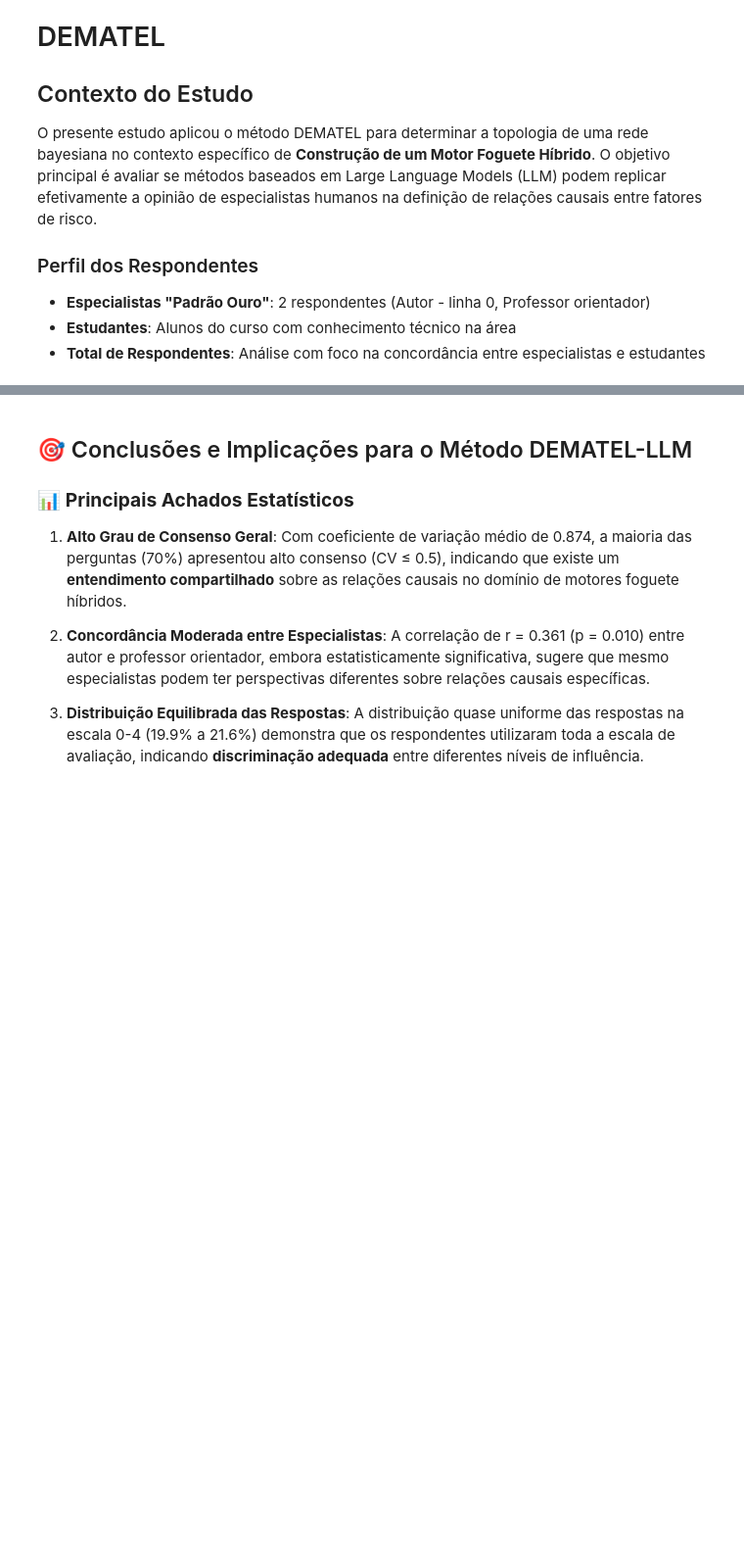
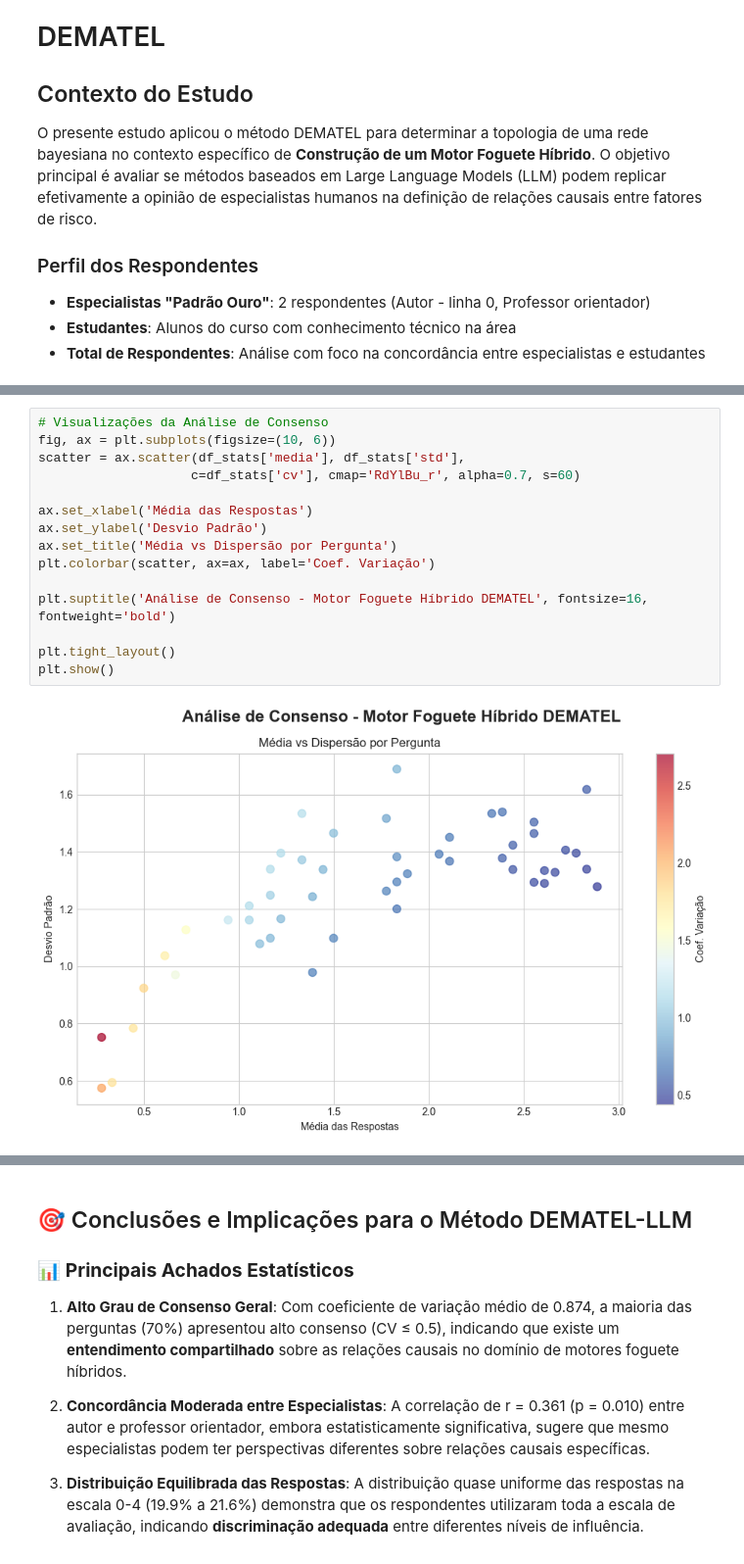
Before and after one commit to joaopcvieira/codigos-TG, a Jupyter notebook: forms/main.ipynb, the cells around one changed output, grey strips where cells are left out. Shown at 98% size. Saved outputs shown, nothing was run; the diff lists cells and outputs as text; blank space fills up the shorter version.

```diff
--- a/forms/main.ipynb
+++ b/forms/main.ipynb
@@ -513,4 +556,21 @@ The 'labels' parameter of boxplot() has been renamed 'tick_labels' since Matplot
    ❌ Não há diferença estatisticamente significativa entre grupos
+# %%
+# Visualizações da Análise de Consenso
+fig, ax = plt.subplots(figsize=(10, 6))
+scatter = ax.scatter(df_stats['media'], df_stats['std'],
+                    c=df_stats['cv'], cmap='RdYlBu_r', alpha=0.7, s=60)
+
+ax.set_xlabel('Média das Respostas')
+ax.set_ylabel('Desvio Padrão')
+ax.set_title('Média vs Dispersão por Pergunta')
+plt.colorbar(scatter, ax=ax, label='Coef. Variação')
+
+plt.suptitle('Análise de Consenso - Motor Foguete Híbrido DEMATEL', fontsize=16, fontweight='bold')
+
+plt.tight_layout()
+plt.show()
+# %% [output]
+[figure, added]
 # %%
 # Análise das Perguntas Mais Controversas no Contexto DEMATEL
 print("\n" + "="*80)
```
Also changed, not shown: parts of 20 cells of this notebook, 11 other files.
